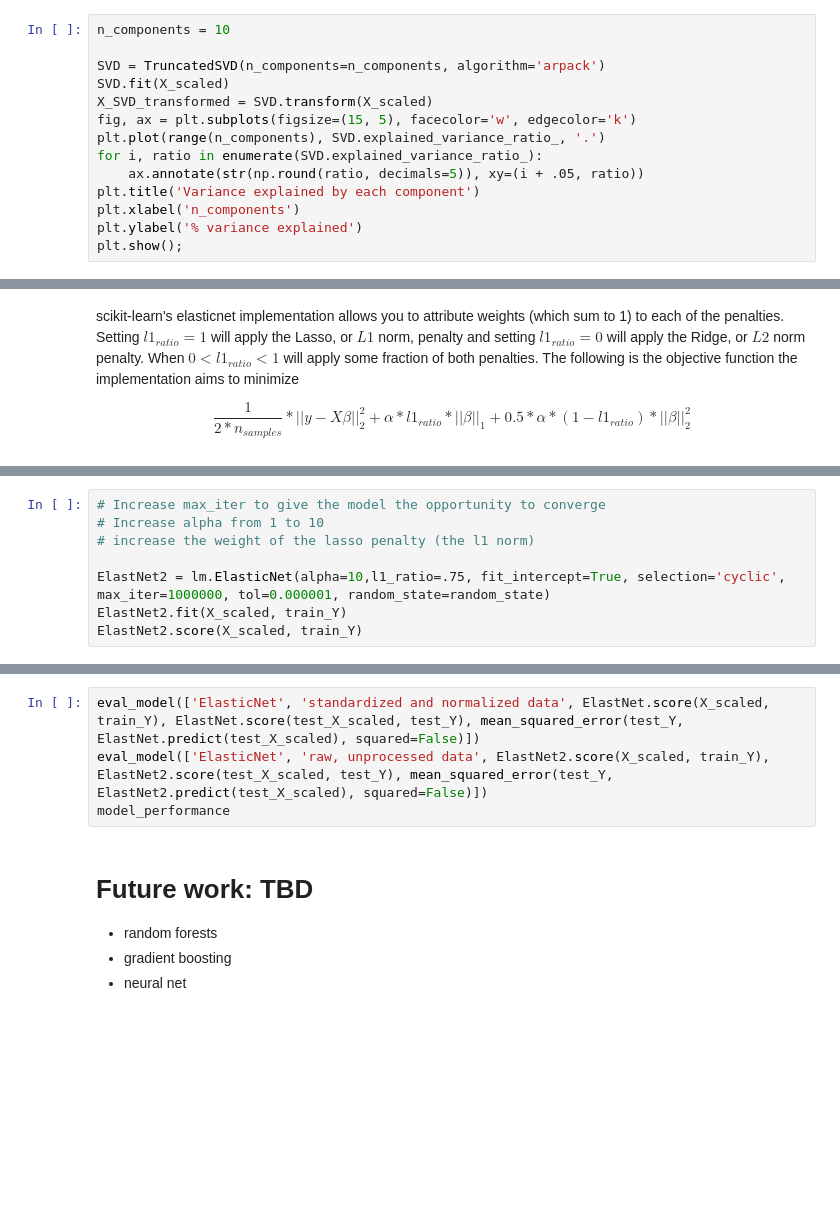
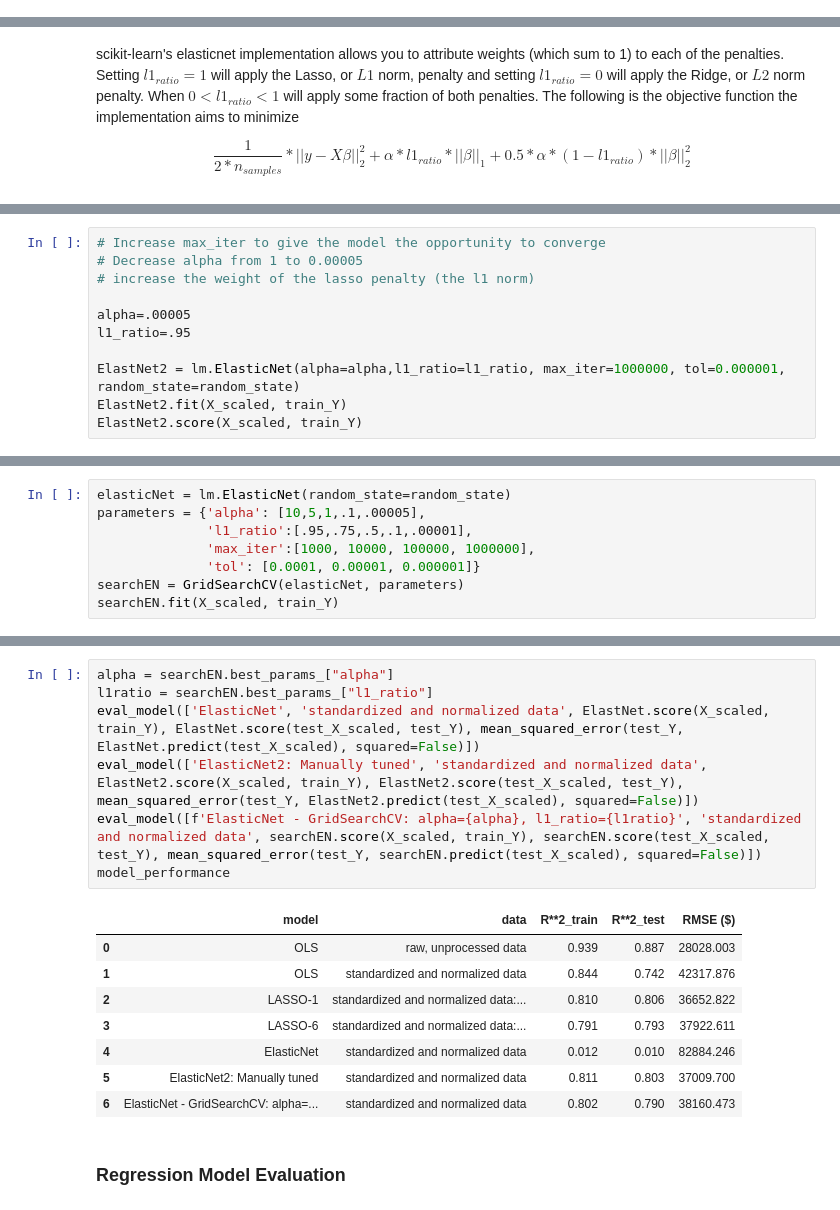
Before and after one commit to aditinabar/house-prices-modeling, a Jupyter notebook: Predicting House Prices.ipynb, the cells around one changed output, grey strips where cells are left out. Saved outputs shown, nothing was run; the diff lists cells and outputs as text; blank space fills up the shorter version.

```diff
--- a/Predicting House Prices.ipynb
+++ b/Predicting House Prices.ipynb
@@ -363,14 +355,0 @@ SVD.components_.shape
-# %%
-n_components = 10
-
-SVD = TruncatedSVD(n_components=n_components, algorithm='arpack')
-SVD.fit(X_scaled)
-X_SVD_transformed = SVD.transform(X_scaled)
-fig, ax = plt.subplots(figsize=(15, 5), facecolor='w', edgecolor='k')
-plt.plot(range(n_components), SVD.explained_variance_ratio_, '.')
-for i, ratio in enumerate(SVD.explained_variance_ratio_):
-    ax.annotate(str(np.round(ratio, decimals=5)), xy=(i + .05, ratio))
-plt.title('Variance explained by each component')
-plt.xlabel('n_components')
-plt.ylabel('% variance explained')
-plt.show();
@@ -438,8 +392,11 @@ We're looking at a relatively unremarkable performance out of the box. Let's tun
 # %%
 # Increase max_iter to give the model the opportunity to converge
-# Increase alpha from 1 to 10
+# Decrease alpha from 1 to 0.00005
 # increase the weight of the lasso penalty (the l1 norm)
 
-ElastNet2 = lm.ElasticNet(alpha=10,l1_ratio=.75, fit_intercept=True, selection='cyclic', max_iter=1000000, tol=0.000001, random_state=random_state)
+alpha=.00005
+l1_ratio=.95
+
+ElastNet2 = lm.ElasticNet(alpha=alpha,l1_ratio=l1_ratio, max_iter=1000000, tol=0.000001, random_state=random_state)
 ElastNet2.fit(X_scaled, train_Y)
 ElastNet2.score(X_scaled, train_Y)
@@ -447,0 +407,8 @@ Well.... this second implementation of ElasticNet captured considerably less var
+# %%
+elasticNet = lm.ElasticNet(random_state=random_state)
+parameters = {'alpha': [10,5,1,.1,.00005],
+              'l1_ratio':[.95,.75,.5,.1,.00001],
+              'max_iter':[1000, 10000, 100000, 1000000],
+              'tol': [0.0001, 0.00001, 0.000001]}
+searchEN = GridSearchCV(elasticNet, parameters)
+searchEN.fit(X_scaled, train_Y)
@@ -448,10 +438,18 @@ Well.... this second implementation of ElasticNet captured considerably less var
 # %%
+alpha = searchEN.best_params_["alpha"]
+l1ratio = searchEN.best_params_["l1_ratio"]
 eval_model(['ElasticNet', 'standardized and normalized data', ElastNet.score(X_scaled, train_Y), ElastNet.score(test_X_scaled, test_Y), mean_squared_error(test_Y, ElastNet.predict(test_X_scaled), squared=False)])
-eval_model(['ElasticNet', 'raw, unprocessed data', ElastNet2.score(X_scaled, train_Y), ElastNet2.score(test_X_scaled, test_Y), mean_squared_error(test_Y, ElastNet2.predict(test_X_scaled), squared=False)])
+eval_model(['ElasticNet2: Manually tuned', 'standardized and normalized data', ElastNet2.score(X_scaled, train_Y), ElastNet2.score(test_X_scaled, test_Y), mean_squared_error(test_Y, ElastNet2.predict(test_X_scaled), squared=False)])
+eval_model([f'ElasticNet - GridSearchCV: alpha={alpha}, l1_ratio={l1ratio}', 'standardized and normalized data', searchEN.score(X_scaled, train_Y), searchEN.score(test_X_scaled, test_Y), mean_squared_error(test_Y, searchEN.predict(test_X_scaled), squared=False)])
 model_performance
+# %% [output]
+|  | model | data | R**2_train | R**2_test | RMSE ($) |
+| 0 | OLS | raw, unprocessed data | 0.939 | 0.887 | 28028.003 |
+| 1 | OLS | standardized and normalized data | 0.844 | 0.742 | 42317.876 |
+| 2 | LASSO-1 | standardized and normalized data:... | 0.810 | 0.806 | 36652.822 |
+| 3 | LASSO-6 | standardized and normalized data:... | 0.791 | 0.793 | 37922.611 |
+| 4 | ElasticNet | standardized and normalized data | 0.012 | 0.010 | 82884.246 |
+| 5 | ElasticNet2: Manually tuned | standardized and normalized data | 0.811 | 0.803 | 37009.700 |
+| 6 | ElasticNet - GridSearchCV: alpha=... | standardized and normalized data | 0.802 | 0.790 | 38160.473 |
-# %% [markdown]
-# Future work: TBD
-
-- random forests
-- gradient boosting
-- neural net
+# %% [markdown]
+### Regression Model Evaluation
```
Also changed, not shown: parts of 30 cells of this notebook, 1 other file.
